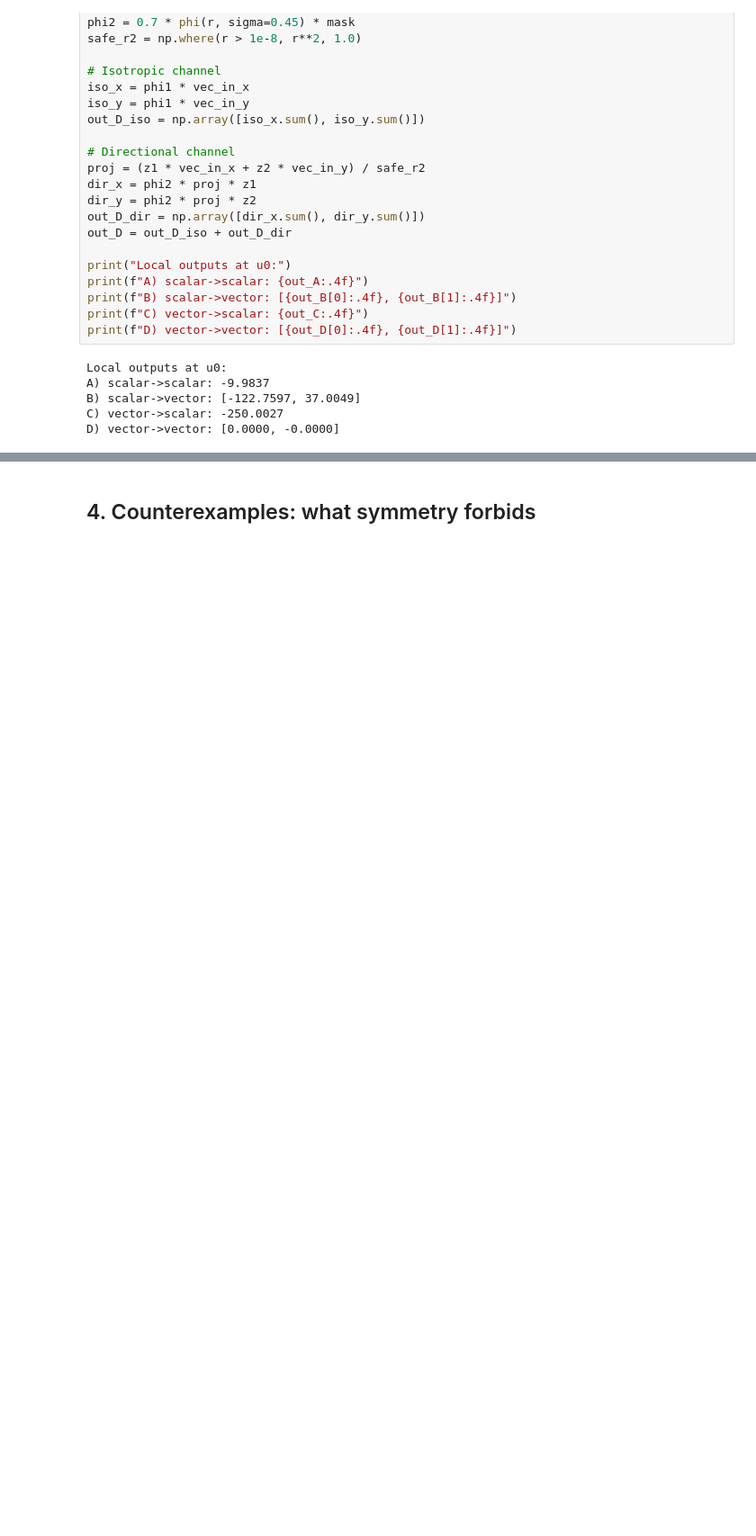
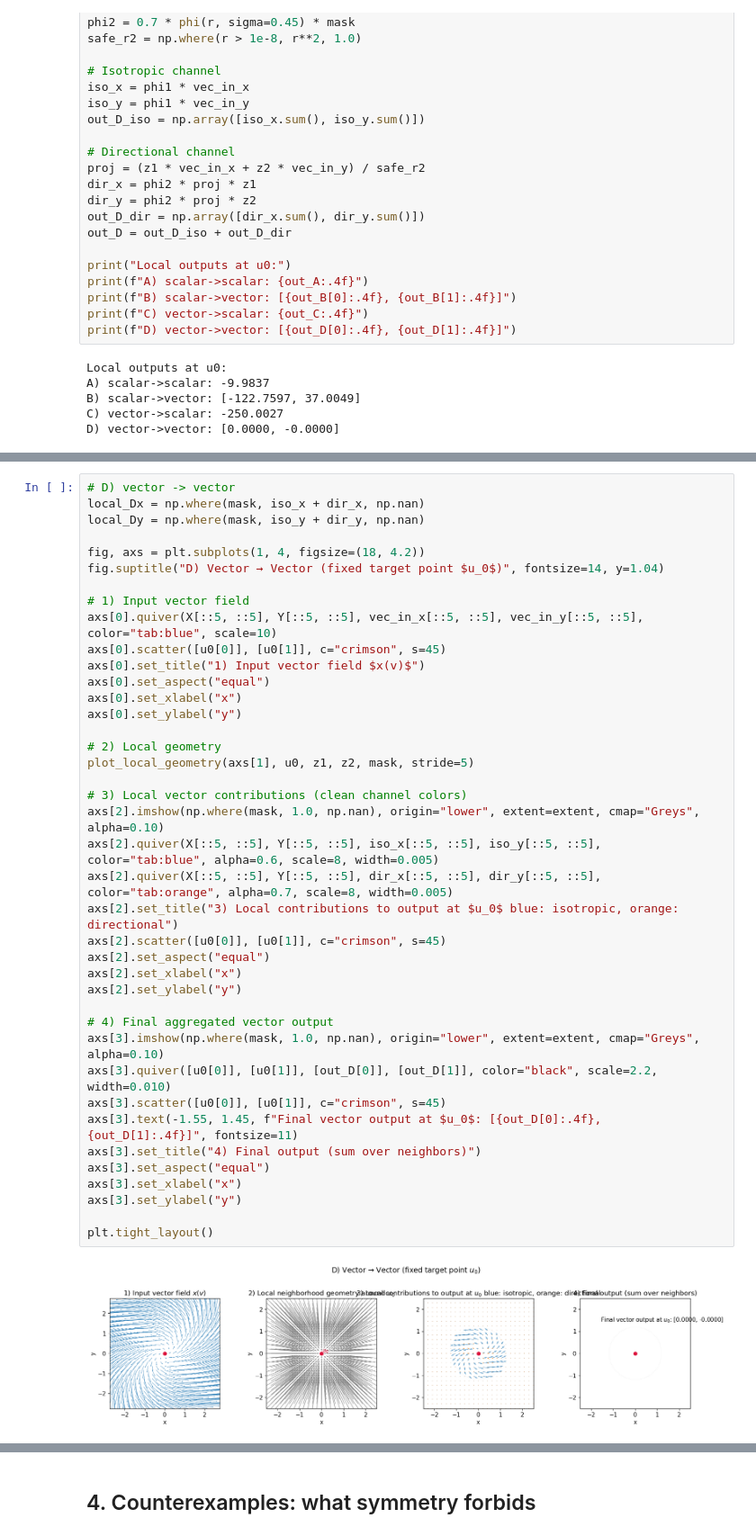
Before and after one commit to mae576-gdl/gdl-course-materials, a Jupyter notebook: lectures/lecture09/lecture09_companion.ipynb, the cells around one changed output, grey strips where cells are left out. Shown at 90% size. Drawn from its saved outputs; the diff is of its cells as text; blank space fills up the shorter version.

```diff
--- a/lectures/lecture09/lecture09_companion.ipynb
+++ b/lectures/lecture09/lecture09_companion.ipynb
@@ -436,0 +392,42 @@ plt.tight_layout()
+# %%
+# D) vector -> vector
+local_Dx = np.where(mask, iso_x + dir_x, np.nan)
+local_Dy = np.where(mask, iso_y + dir_y, np.nan)
+
+fig, axs = plt.subplots(1, 4, figsize=(18, 4.2))
+fig.suptitle("D) Vector → Vector (fixed target point $u_0$)", fontsize=14, y=1.04)
+
+# 1) Input vector field
+axs[0].quiver(X[::5, ::5], Y[::5, ::5], vec_in_x[::5, ::5], vec_in_y[::5, ::5], color="tab:blue", scale=10)
+axs[0].scatter([u0[0]], [u0[1]], c="crimson", s=45)
+axs[0].set_title("1) Input vector field $x(v)$")
+axs[0].set_aspect("equal")
+axs[0].set_xlabel("x")
+axs[0].set_ylabel("y")
+
+# 2) Local geometry
+plot_local_geometry(axs[1], u0, z1, z2, mask, stride=5)
+
+# 3) Local vector contributions (clean channel colors)
+axs[2].imshow(np.where(mask, 1.0, np.nan), origin="lower", extent=extent, cmap="Greys", alpha=0.10)
+axs[2].quiver(X[::5, ::5], Y[::5, ::5], iso_x[::5, ::5], iso_y[::5, ::5], color="tab:blue", alpha=0.6, scale=8, width=0.005)
+axs[2].quiver(X[::5, ::5], Y[::5, ::5], dir_x[::5, ::5], dir_y[::5, ::5], color="tab:orange", alpha=0.7, scale=8, width=0.005)
+axs[2].set_title("3) Local contributions to output at $u_0$ blue: isotropic, orange: directional")
+axs[2].scatter([u0[0]], [u0[1]], c="crimson", s=45)
+axs[2].set_aspect("equal")
+axs[2].set_xlabel("x")
+axs[2].set_ylabel("y")
+
+# 4) Final aggregated vector output
+axs[3].imshow(np.where(mask, 1.0, np.nan), origin="lower", extent=extent, cmap="Greys", alpha=0.10)
+axs[3].quiver([u0[0]], [u0[1]], [out_D[0]], [out_D[1]], color="black", scale=2.2, width=0.010)
+axs[3].scatter([u0[0]], [u0[1]], c="crimson", s=45)
+axs[3].text(-1.55, 1.45, f"Final vector output at $u_0$: [{out_D[0]:.4f}, {out_D[1]:.4f}]", fontsize=11)
+axs[3].set_title("4) Final output (sum over neighbors)")
+axs[3].set_aspect("equal")
+axs[3].set_xlabel("x")
+axs[3].set_ylabel("y")
+
+plt.tight_layout()
+# %% [output]
+[figure, added]
```
Also changed, not shown: parts of 17 cells of this notebook.
